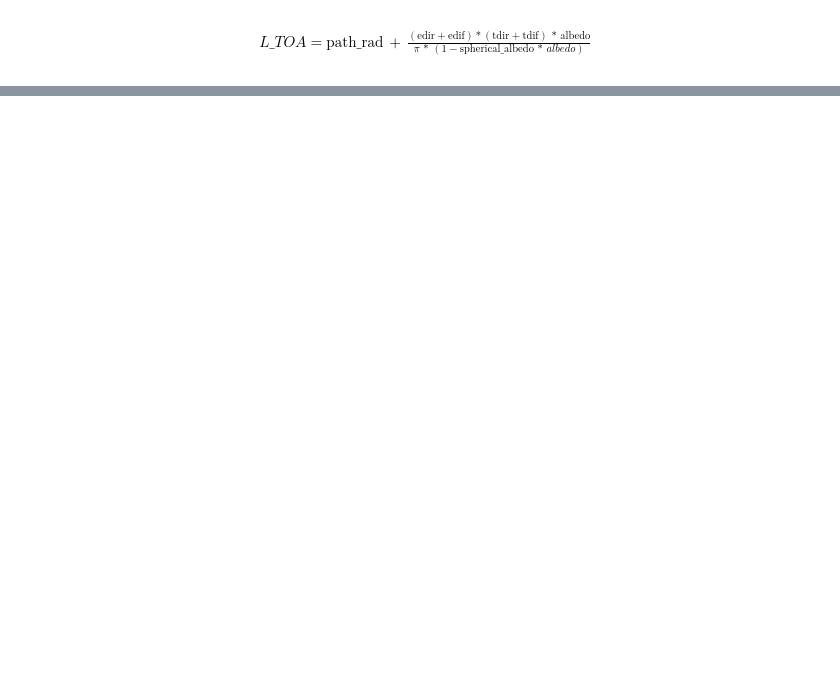
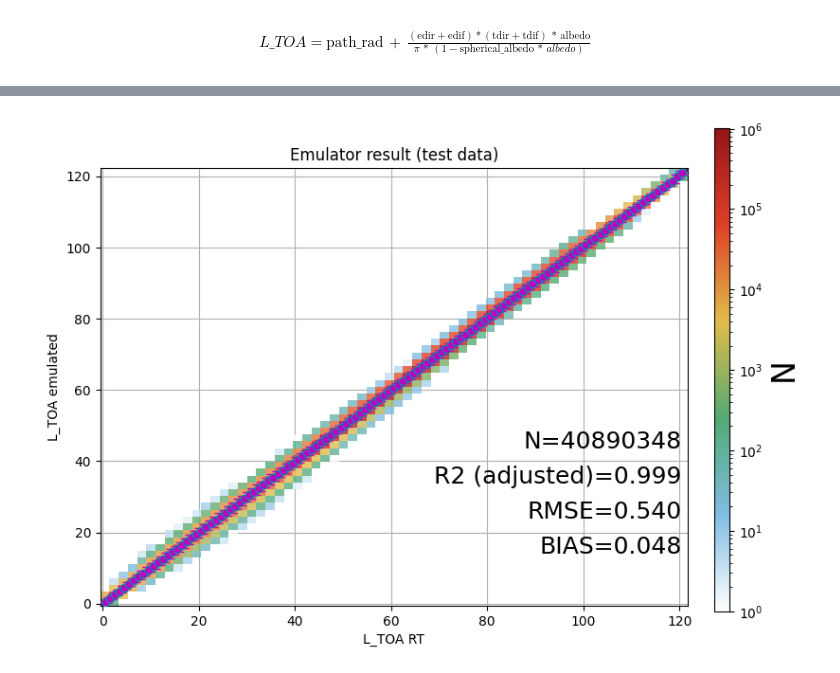
Before and after one commit to HerraKaava/RT_model_emulator, a Jupyter notebook: code-files/L_TOA.ipynb, the cells around one changed output, grey strips where cells are left out. Saved outputs shown, nothing was run; the diff lists cells and outputs as text; code cells hidden in the pictures; blank space fills up the shorter version.

```diff
--- a/code-files/L_TOA.ipynb
+++ b/code-files/L_TOA.ipynb
@@ -42,0 +98,2 @@ tdir_preds = emulator_outputs["tdir_up_preds"]
+# %%
+test_preds = load_emulator_test_preds("/fmi/projappl/project_2001985/jamin/data/libradtran_data/NN_data/test_preds/")
@@ -42,0 +116,8 @@ tdir_preds = emulator_outputs["tdir_up_preds"]
+# %%
+##### Test preds #####
+test_preds_edif = test_preds["test_preds_edif"]
+test_preds_edir = test_preds["test_preds_edir"]
+test_preds_path_rad = test_preds["test_preds_path_rad"]
+test_preds_SA = test_preds["test_preds_SA"]
+test_preds_tdif_up = test_preds["test_preds_tdif_up"]
+test_preds_tdir_up = test_preds["test_preds_tdir_up"]
@@ -56,0 +174,4 @@ L_TOA_emulated = path_rad_preds + ((edir_preds + edif_preds) * (tdir_preds + tdi
+# %%
+L_TOA_RT_test = path_rad_test + ((edir_test + edif_test) * (tdir_up_test + tdif_up_test) * albedo) / (np.pi * (1 - SA_test * albedo))
+# %%
+L_TOA_emulated_test = test_preds_path_rad + ((test_preds_edir + test_preds_edif) * (test_preds_tdir_up + test_preds_tdif_up) * albedo) / (np.pi * (1 - test_preds_SA * albedo))
@@ -67,0 +191,11 @@ plot_data(y_true=L_TOA_RT,
+# %%
+plot_data(y_true=L_TOA_RT_test,
+          y_pred=L_TOA_emulated_test,
+          title="Emulator result (test data)",
+          x_label="L_TOA RT",
+          y_label="L_TOA emulated",
+          error_bar_on=True,
+          save_fig=False,
+          fig_name=None)
+# %% [output]
+[figure, added]
```
Also changed, not shown: parts of 24 cells of this notebook, 2 other files.
